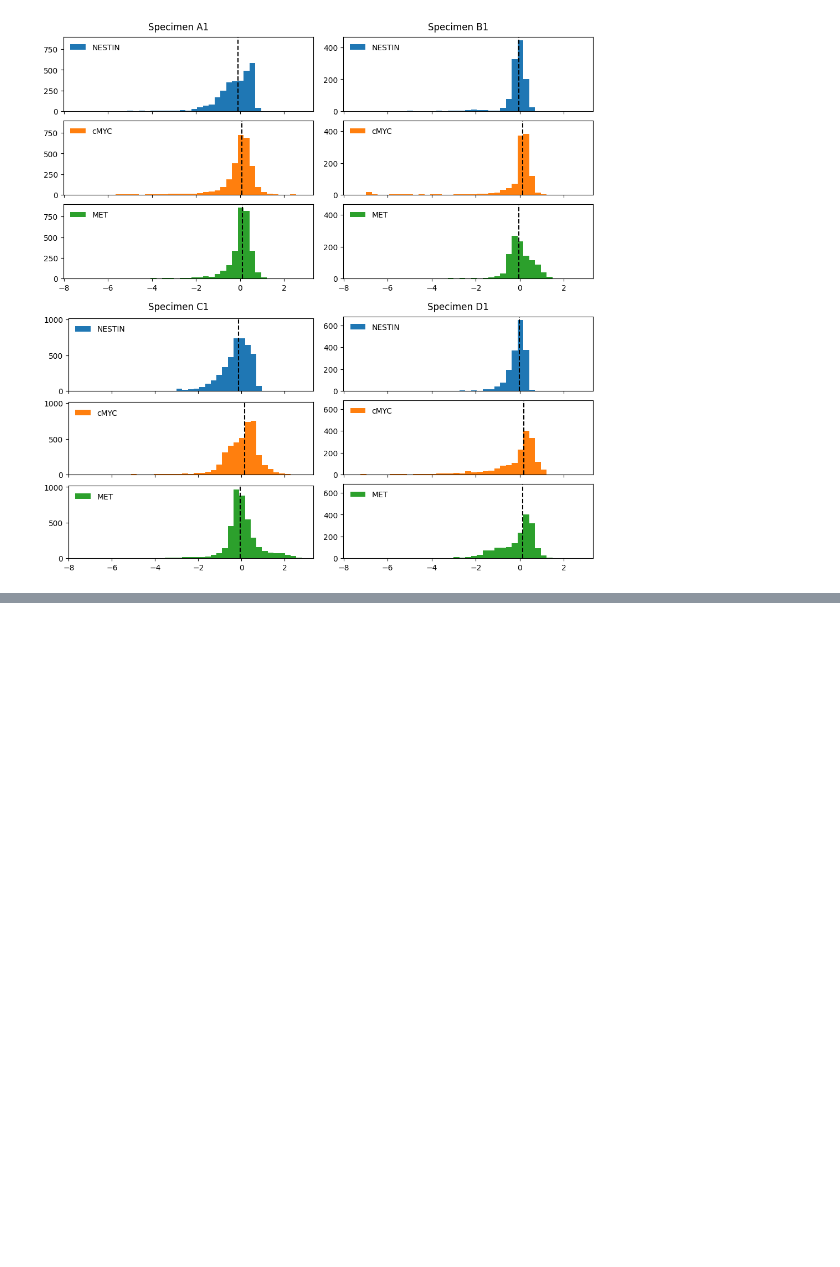
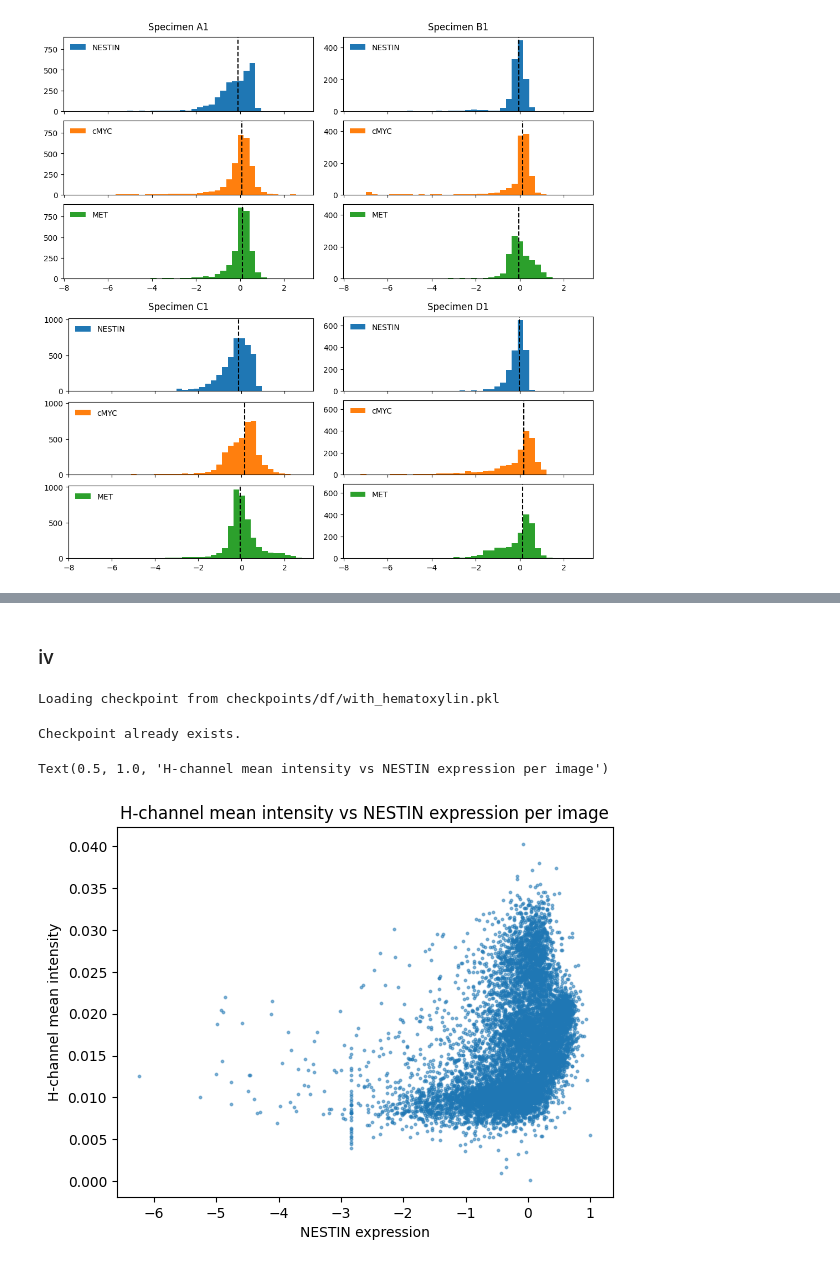
Before and after one commit to brendanbennett/CS909, a Jupyter notebook: 2024/A2/assignment2.ipynb, the cells around one changed output, grey strips where cells are left out. Cells and saved outputs as stored; diff of their text form; code cells hidden in the pictures; blank space fills up the shorter version.

```diff
--- a/2024/A2/assignment2.ipynb
+++ b/2024/A2/assignment2.ipynb
@@ -28,5 +28,6 @@ from skimage.io import imread
 CONTENT_FOLDER = Path("content/")
 IMAGE_FOLDER = CONTENT_FOLDER / Path("patches_256/")
 EXPRESSION_DATA_FILE = CONTENT_FOLDER / Path("protein_expression_data.csv")
+CHECKPOINT_FOLDER = Path("checkpoints/")
 
 df = pd.read_csv(EXPRESSION_DATA_FILE)
@@ -143,0 +162,28 @@ show_image(df.iloc[0].name, show_hed=True)
+# %% [markdown]
+### iv
+# %%
+load_df = get_checkpoint("df", "with_hematoxylin")
+if load_df is not None:
+    df = load_df
+else:
+    h_channel = []
+    for image_id in tqdm(df.index):
+        im = load_image(image_id)
+        im_hed = rgb2hed(im)
+        h_channel.append(im_hed[:, :, 0].mean())
+    df["Hematoxylin"] = h_channel
+# %% [output]
+Loading checkpoint from checkpoints/df/with_hematoxylin.pkl
+# %%
+make_checkpoint(df, "df", "with_hematoxylin")
+# %% [output]
+Checkpoint already exists.
+# %%
+fig, ax = plt.subplots()
+ax.scatter(df["NESTIN"], df["Hematoxylin"], alpha=0.5, s=3)
+ax.set_xlabel("NESTIN expression")
+ax.set_ylabel("H-channel mean intensity")
+ax.set_title("H-channel mean intensity vs NESTIN expression per image")
+# %% [output]
+Text(0.5, 1.0, 'H-channel mean intensity vs NESTIN expression per image')
+[figure, added]
```
Also changed, not shown: parts of 12 cells of this notebook, 1 other file.
